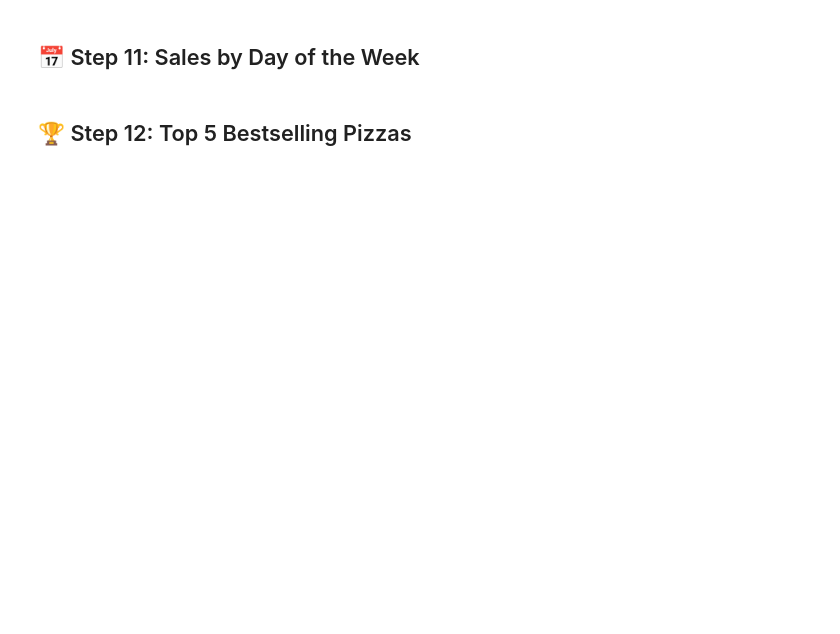
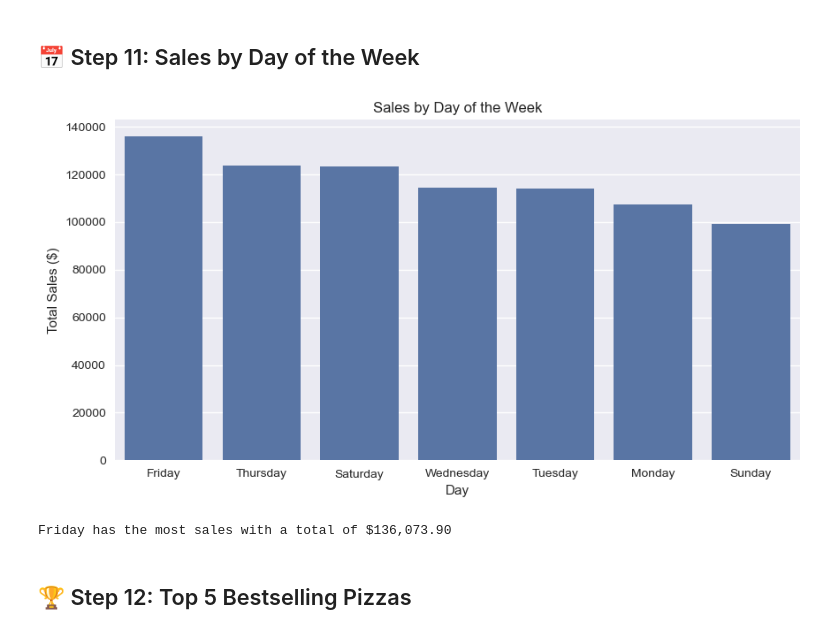
Before and after one commit to MartinKyng/Projects, a Jupyter notebook: pizza_sales_analysis.ipynb, the cells around one changed output. Cells and saved outputs as stored; diff of their text form; code cells hidden in the pictures; blank space fills up the shorter version.

```diff
--- a/pizza_sales_analysis.ipynb
+++ b/pizza_sales_analysis.ipynb
@@ -28,11 +30,11 @@ plt.style.use('seaborn-v0_8')
 # %% [markdown]
 ## 📂 Step 2: Load the Data
 # %%
-# TODO: Upload and load the CSVs
-orders = pd.read_csv("orders.csv")
-order_details = pd.read_csv("order_details.csv")
-pizzas = pd.read_csv("pizzas.csv")
-pizza_types = pd.read_csv("pizza_types.csv")
+
+orders = pd.read_csv("Pizza+Place+Sales\pizza_sales\orders.csv", encoding='latin1')
+order_details = pd.read_csv("Pizza+Place+Sales\pizza_sales\order_details.csv", encoding='latin1')
+pizzas = pd.read_csv("Pizza+Place+Sales\pizza_sales\pizzas.csv", encoding='latin1')
+pizza_types = pd.read_csv("Pizza+Place+Sales\pizza_sales\pizza_types.csv", encoding='latin1')
 
 # Preview
 orders.head(), order_details.head(), pizzas.head(), pizza_types.head()
@@ -102,12 +159,19 @@ plt.show()
 # %%
 day_sales = full_data.groupby('day')['line_total'].sum().sort_values(ascending=False)
 plt.figure(figsize=(10,5))
 sns.barplot(x=day_sales.index, y=day_sales.values)
 plt.title('Sales by Day of the Week')
 plt.xlabel('Day')
 plt.ylabel('Total Sales ($)')
 plt.show()
+# Identify the day with the highest sales
 day_sales
+top_day = day_sales.idxmax()
+top_day_value = day_sales.max()
+print(f"{top_day} has the most sales with a total of ${top_day_value:,.2f}")
+# %% [output]
+[figure, added]
+Friday has the most sales with a total of $136,073.90
 # %% [markdown]
 ## 🏆 Step 12: Top 5 Bestselling Pizzas
 # %%
```
Also changed, not shown: parts of 22 cells of this notebook.
